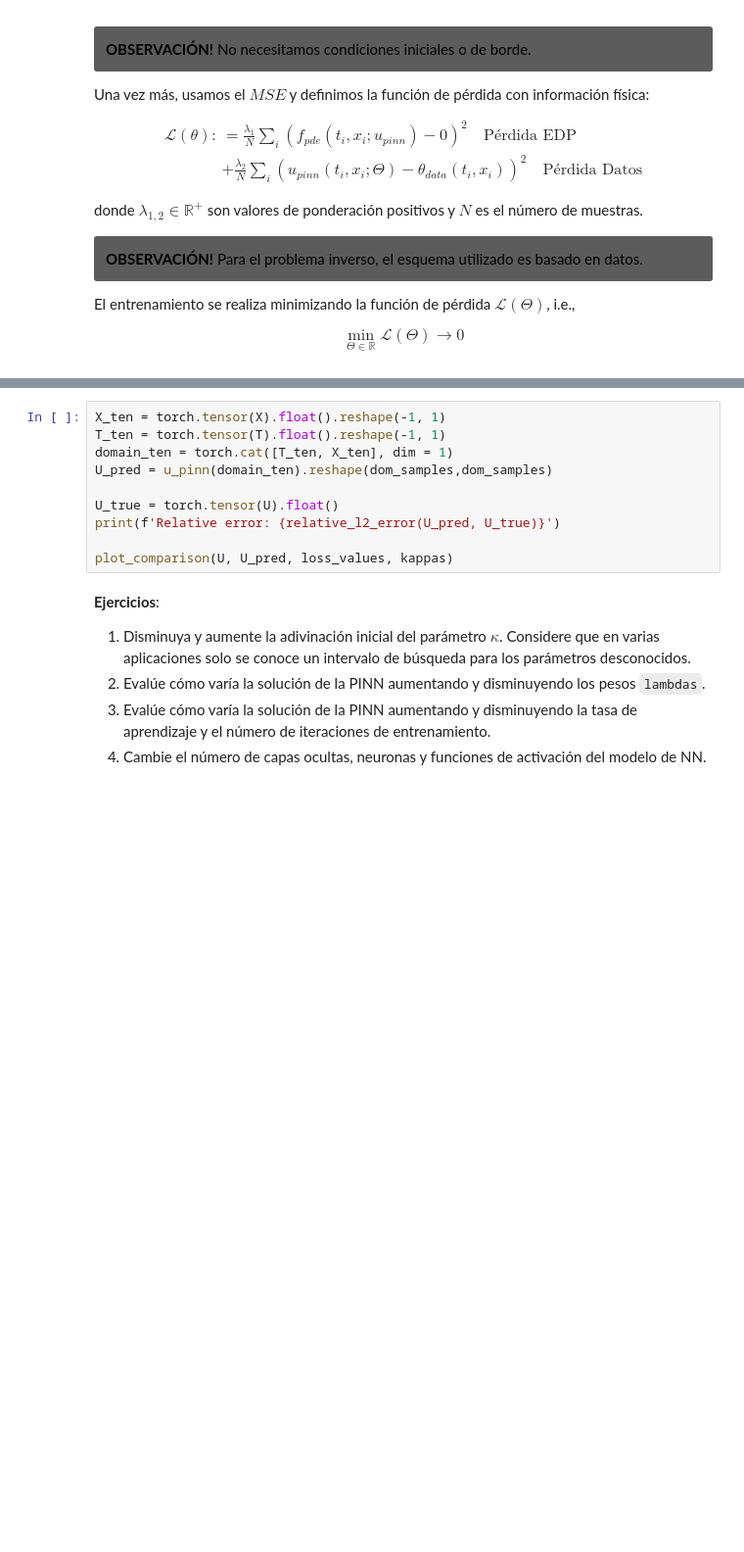
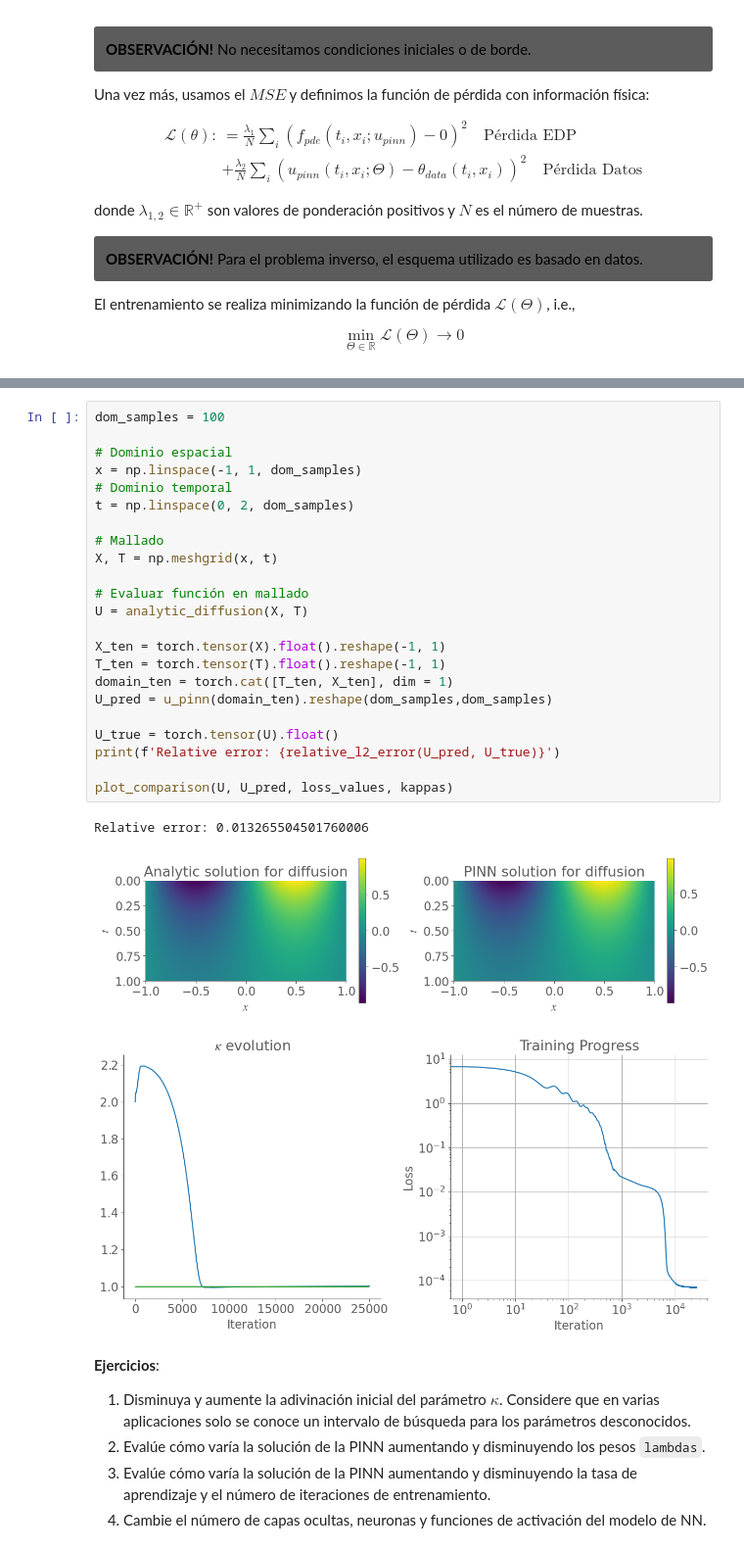
Before and after one commit to dortiz5/PINNs-Workshop-Andean-Complex-Systems-School, a Jupyter notebook: notebooks/Lect 4 - 2D PINNS diffusion - inverse.ipynb, the cells around one changed output, grey strips where cells are left out. Shown at 98% size. Cells and saved outputs as stored; diff of their text form; blank space fills up the shorter version.

```diff
--- a/notebooks/Lect 4 - 2D PINNS diffusion - inverse.ipynb
+++ b/notebooks/Lect 4 - 2D PINNS diffusion - inverse.ipynb
@@ -395,13 +499,30 @@ print(f"Training time: {elapsed_time} seconds")
 # %%
+dom_samples = 100
+
+# Dominio espacial
+x = np.linspace(-1, 1, dom_samples)
+# Dominio temporal
+t = np.linspace(0, 2, dom_samples)
+
+# Mallado
+X, T = np.meshgrid(x, t)
+
+# Evaluar función en mallado
+U = analytic_diffusion(X, T)
+
 X_ten = torch.tensor(X).float().reshape(-1, 1)
 T_ten = torch.tensor(T).float().reshape(-1, 1)
 domain_ten = torch.cat([T_ten, X_ten], dim = 1)
 U_pred = u_pinn(domain_ten).reshape(dom_samples,dom_samples)
 
 U_true = torch.tensor(U).float()
 print(f'Relative error: {relative_l2_error(U_pred, U_true)}')
 
 plot_comparison(U, U_pred, loss_values, kappas)
+# %% [output]
+Relative error: 0.013265504501760006
+[figure, added]
+[figure, added]
 # %% [markdown]
 **Ejercicios**:
 1. Disminuya y aumente la adivinación inicial del parámetro $\kappa$. Considere que en varias aplicaciones solo se conoce un intervalo de búsqueda para los parámetros desconocidos.
```
Also changed, not shown: parts of 8 cells of this notebook.
